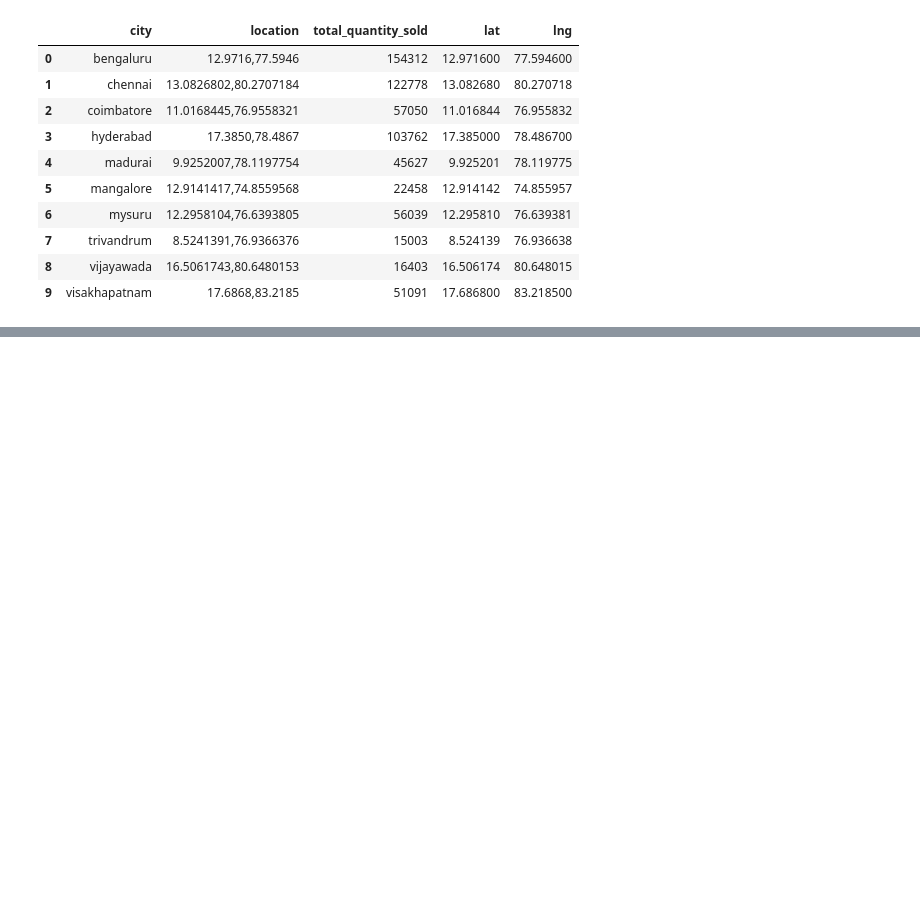
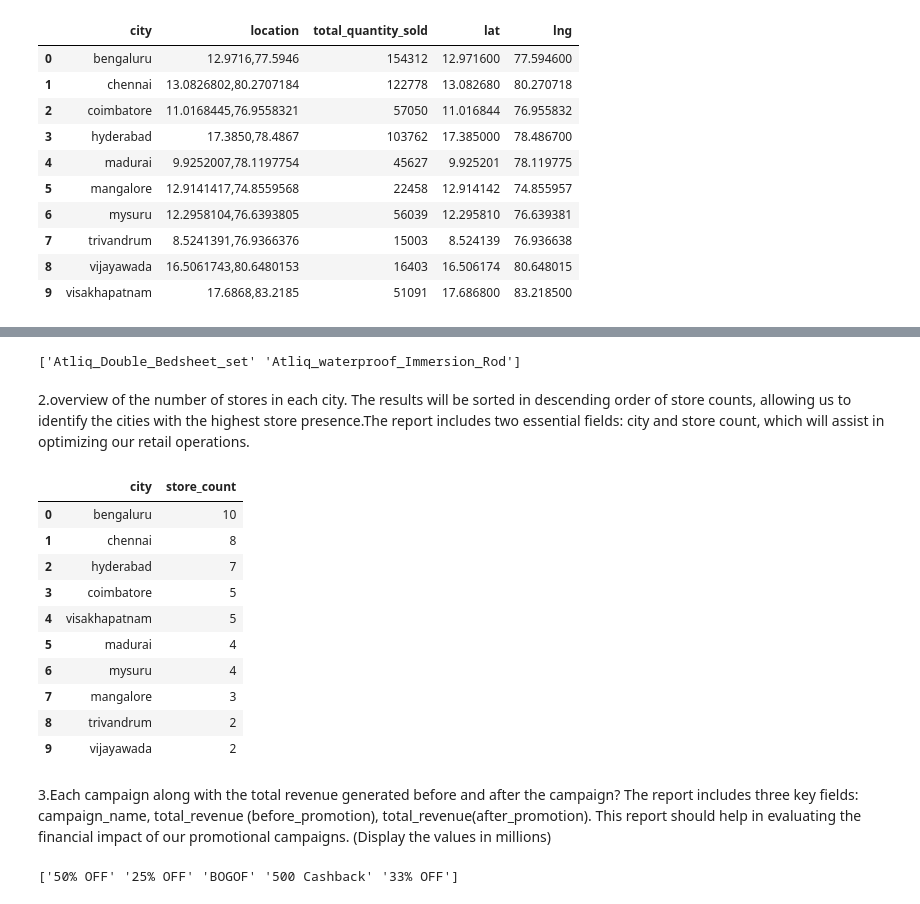
Before and after one commit to Vasista03/-Vasista--Analyse-Promotions-and-Provide-Tangible-Insights-to-Sales-Director, a Jupyter notebook: cleaning.ipynb, the cells around one changed output, grey strips where cells are left out. Drawn from its saved outputs; the diff is of its cells as text; code cells hidden in the pictures; blank space fills up the shorter version.

```diff
--- a/cleaning.ipynb
+++ b/cleaning.ipynb
@@ -349,0 +609,10 @@ fig.show()
+# %%
+event_data_clean = pd.merge(
+    event_data_clean,
+    product_data[['product_code', 'product_name']],
+    on='product_code',
+    how='left'
+)
+
+# Check result
+event_data_clean
@@ -349,0 +633,48 @@ fig.show()
+# %%
+# Filter products with base price > 500 and promo code = 'BOGOF'
+high_value_bogof = event_data_clean[
+    (event_data_clean['base_price'] > 500) &
+    (event_data_clean['promo_type'] == 'BOGOF')
+][['product_name', 'base_price', 'promo_type']]
+
+# View the result
+print(high_value_bogof['product_name'].unique())
+# %% [output]
+['Atliq_Double_Bedsheet_set' 'Atliq_waterproof_Immersion_Rod']
+# %% [markdown]
+2.overview of the number of stores in each city.
+The results will be sorted in descending order of store counts, allowing us to
+identify the cities with the highest store presence.The report includes two
+essential fields: city and store count, which will assist in optimizing our retail
+operations.
+# %%
+# --- Report: Number of stores per city ---
+store_report = (
+    event_data_clean.groupby('city', as_index=False)['store_id']
+    .nunique()
+    .rename(columns={'store_id': 'store_count'})
+    .sort_values(by='store_count', ascending=False)
+    .reset_index(drop=True)
+)
+
+# View the report
+store_report
+# %% [output]
+|  | city | store_count |
+| 0 | bengaluru | 10 |
+| 1 | chennai | 8 |
+| 2 | hyderabad | 7 |
+| 3 | coimbatore | 5 |
+| 4 | visakhapatnam | 5 |
+| 5 | madurai | 4 |
+| 6 | mysuru | 4 |
+| 7 | mangalore | 3 |
+| 8 | trivandrum | 2 |
+| 9 | vijayawada | 2 |
+# %% [markdown]
+3.Each campaign along with the total revenue generated before and after the campaign? The report includes three key fields:
+campaign_name, total_revenue (before_promotion), total_revenue(after_promotion). This report should help in evaluating the financial impact of our promotional campaigns. (Display the values in millions)
+# %%
+print(event_data_clean['promo_type'].unique())
+# %% [output]
+['50% OFF' '25% OFF' 'BOGOF' '500 Cashback' '33% OFF']
```
Also changed, not shown: parts of 86 cells of this notebook, 3 other files.
